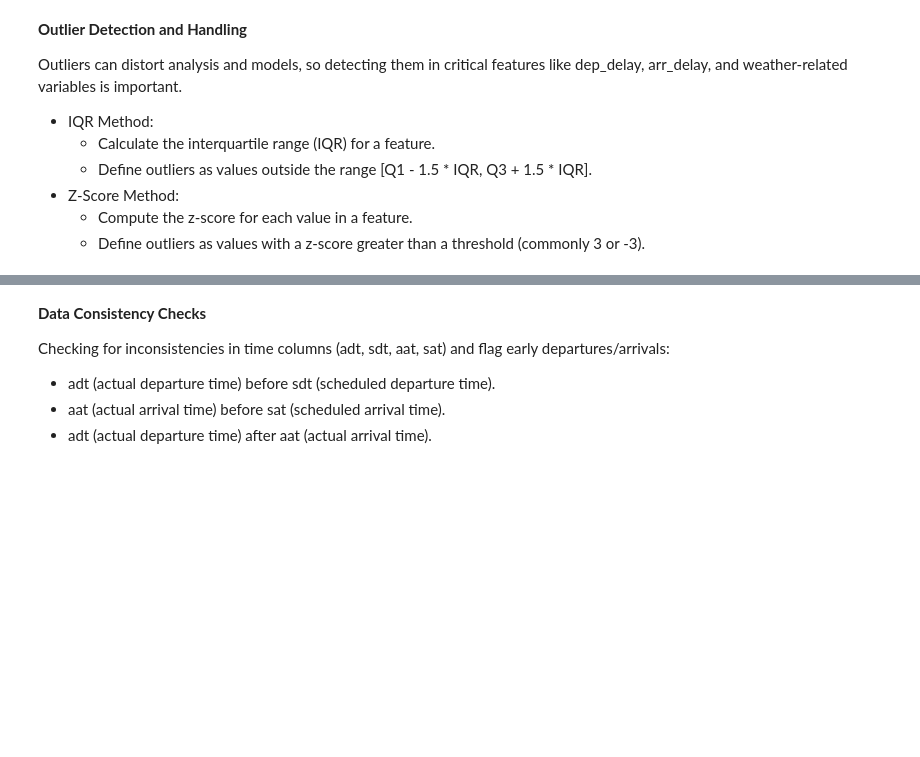
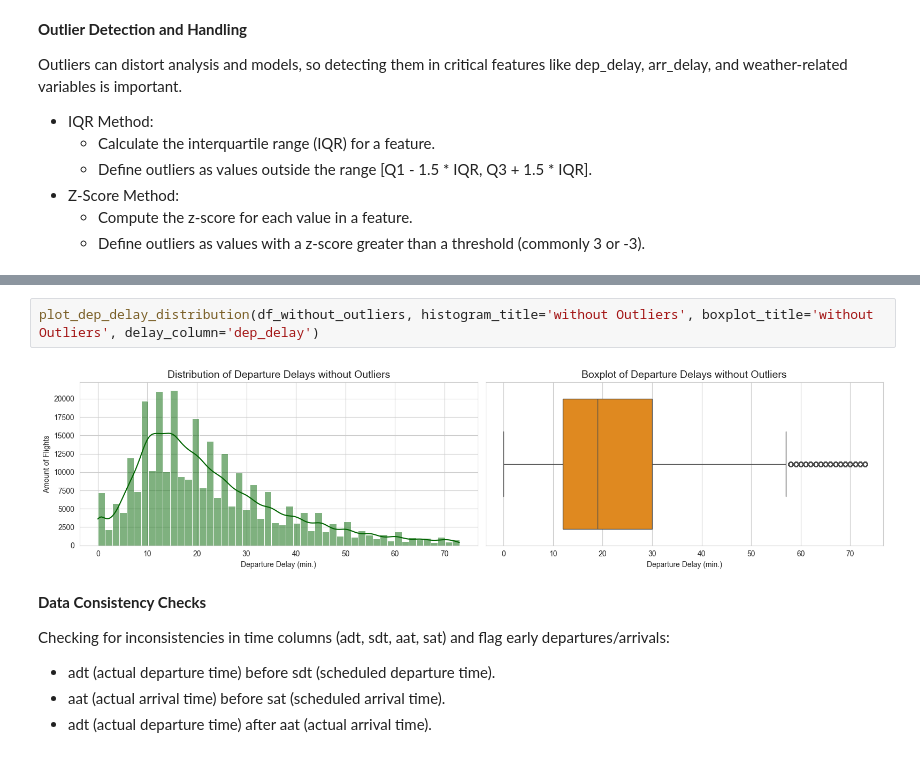
Before and after one commit to DT-Service-Consulting/avstats, a Jupyter notebook: avstats/AvStats_EDA.ipynb, the cells around one changed output, grey strips where cells are left out. Cells and saved outputs as stored; diff of their text form; blank space fills up the shorter version.

```diff
--- a/avstats/AvStats_EDA.ipynb
+++ b/avstats/AvStats_EDA.ipynb
@@ -169,3 +179,7 @@ df_without_outliers
+# %%
+plot_dep_delay_distribution(df_without_outliers, histogram_title='without Outliers', boxplot_title='without Outliers', delay_column='dep_delay')
+# %% [output]
+[figure, added]
 # %% [markdown]
 **Data Consistency Checks**
 
```
Also changed, not shown: parts of 30 cells of this notebook, 3 other files.
